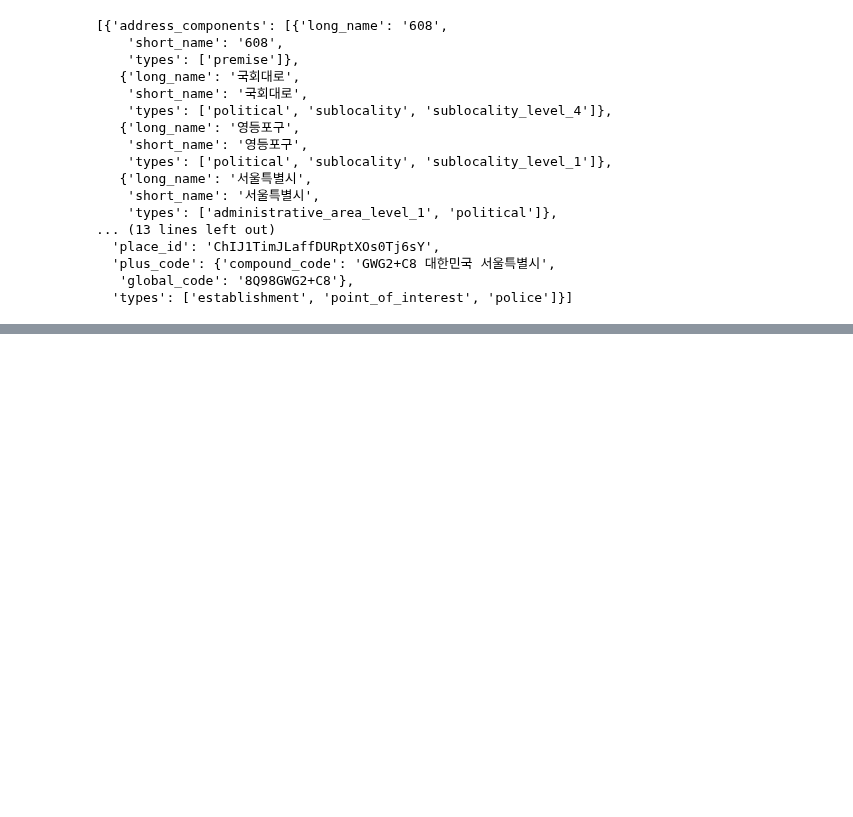
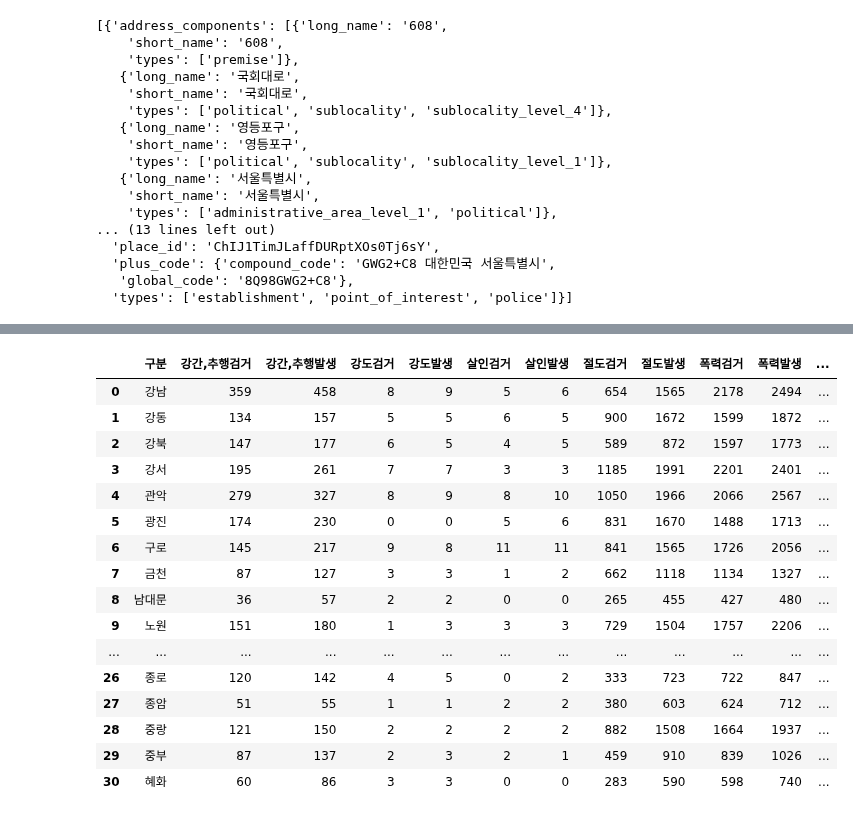
Before and after one commit to solpinetree/ds_study, a Jupyter notebook: source_code/02.Analysis Seoul Crime.ipynb, the cells around one changed output, grey strips where cells are left out. Drawn from its saved outputs; the diff is of its cells as text; code cells hidden in the pictures; blank space fills up the shorter version.

```diff
--- a/source_code/02.Analysis Seoul Crime.ipynb
+++ b/source_code/02.Analysis Seoul Crime.ipynb
@@ -602,0 +866,20 @@ gmaps.geocode("서울영등포경찰서", language="ko")
+# %%
+pd.read_csv("../data/02. crime_in_Seoul_raw.csv")
+# %% [output]
+|  | 구분 | 강간,추행검거 | 강간,추행발생 | 강도검거 | 강도발생 | 살인검거 | 살인발생 | 절도검거 | 절도발생 | 폭력검거 | 폭력발생 | ... |
+| 0 | 강남 | 359 | 458 | 8 | 9 | 5 | 6 | 654 | 1565 | 2178 | 2494 | ... |
+| 1 | 강동 | 134 | 157 | 5 | 5 | 6 | 5 | 900 | 1672 | 1599 | 1872 | ... |
+| 2 | 강북 | 147 | 177 | 6 | 5 | 4 | 5 | 589 | 872 | 1597 | 1773 | ... |
+| 3 | 강서 | 195 | 261 | 7 | 7 | 3 | 3 | 1185 | 1991 | 2201 | 2401 | ... |
+| 4 | 관악 | 279 | 327 | 8 | 9 | 8 | 10 | 1050 | 1966 | 2066 | 2567 | ... |
+| 5 | 광진 | 174 | 230 | 0 | 0 | 5 | 6 | 831 | 1670 | 1488 | 1713 | ... |
+| 6 | 구로 | 145 | 217 | 9 | 8 | 11 | 11 | 841 | 1565 | 1726 | 2056 | ... |
+| 7 | 금천 | 87 | 127 | 3 | 3 | 1 | 2 | 662 | 1118 | 1134 | 1327 | ... |
+| 8 | 남대문 | 36 | 57 | 2 | 2 | 0 | 0 | 265 | 455 | 427 | 480 | ... |
+| 9 | 노원 | 151 | 180 | 1 | 3 | 3 | 3 | 729 | 1504 | 1757 | 2206 | ... |
+| ... | ... | ... | ... | ... | ... | ... | ... | ... | ... | ... | ... | ... |
+| 26 | 종로 | 120 | 142 | 4 | 5 | 0 | 2 | 333 | 723 | 722 | 847 | ... |
+| 27 | 종암 | 51 | 55 | 1 | 1 | 2 | 2 | 380 | 603 | 624 | 712 | ... |
+| 28 | 중랑 | 121 | 150 | 2 | 2 | 2 | 2 | 882 | 1508 | 1664 | 1937 | ... |
+| 29 | 중부 | 87 | 137 | 2 | 3 | 2 | 1 | 459 | 910 | 839 | 1026 | ... |
+| 30 | 혜화 | 60 | 86 | 3 | 3 | 0 | 0 | 283 | 590 | 598 | 740 | ... |
```
Also changed, not shown: parts of 39 cells of this notebook, 1 other file.
